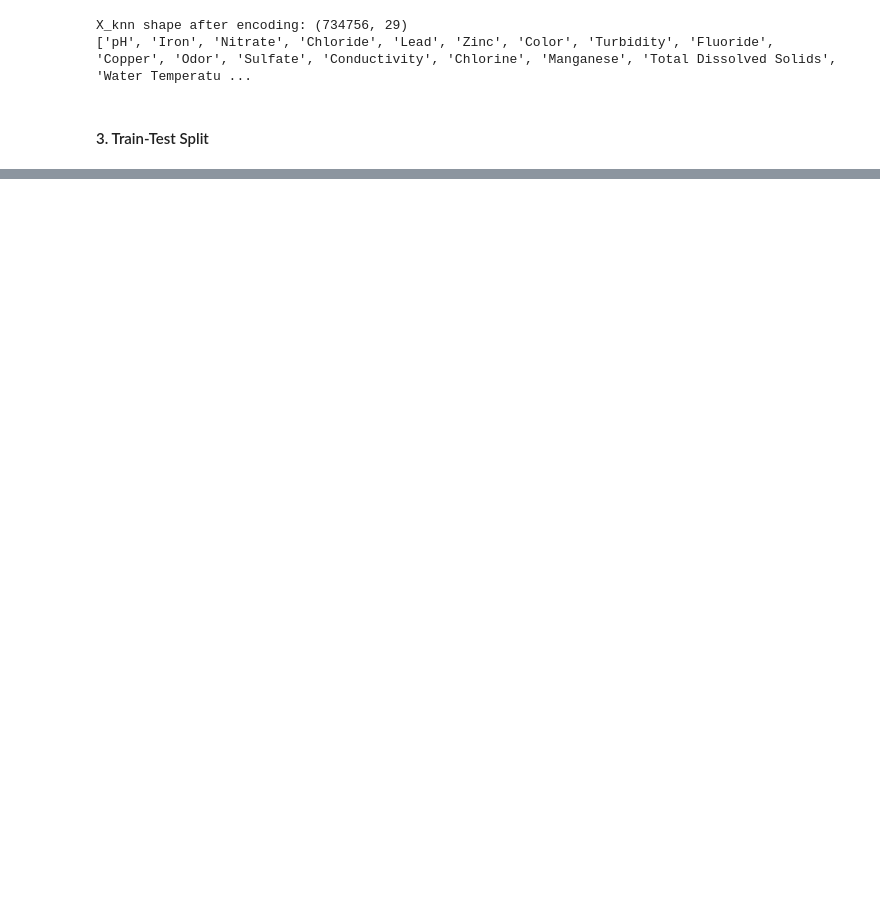
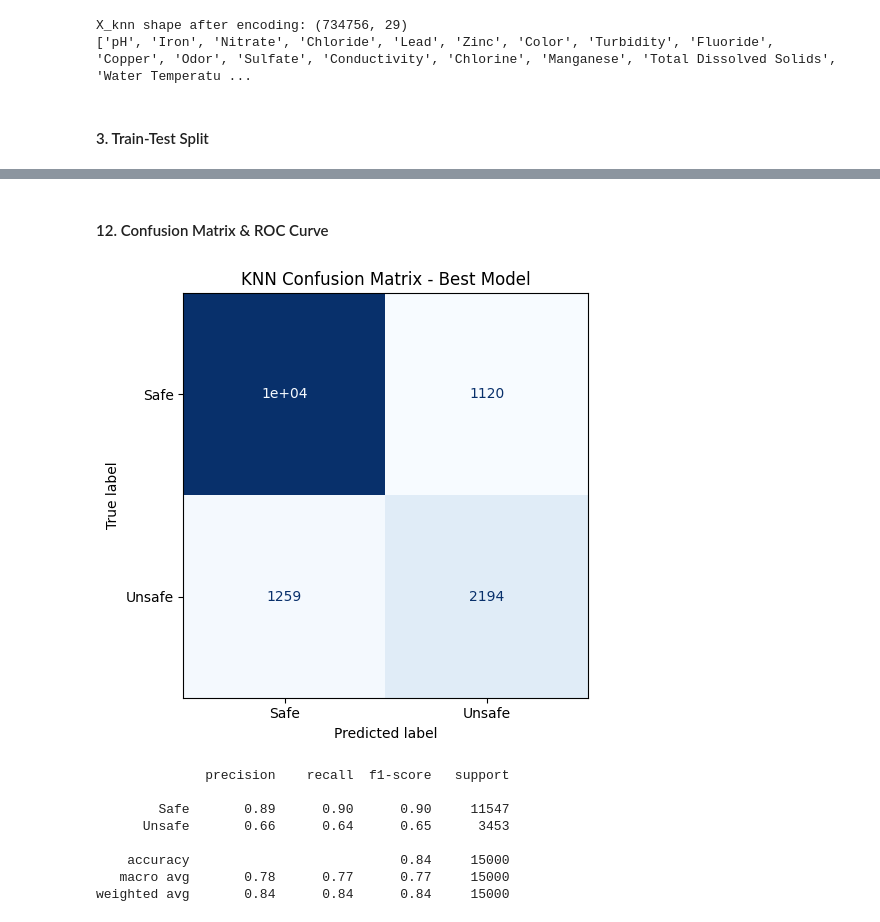
Before and after one commit to YL-6/-, a Jupyter notebook: notebooks/05_model_3.ipynb, the cells around one changed output, grey strips where cells are left out. Saved outputs shown, nothing was run; the diff lists cells and outputs as text; code cells hidden in the pictures; blank space fills up the shorter version.

```diff
--- a/notebooks/05_model_3.ipynb
+++ b/notebooks/05_model_3.ipynb
@@ -228,0 +401,14 @@ Std CV Accuracy: 0.0007381208310688677
+# %%
+start = time.time()
+
+best_knn_model = KNeighborsClassifier(
+    n_neighbors=best_params['n_neighbors'],
+    weights=best_params['weights'],
+    p=best_params['p'],
+    algorithm='auto',
+    n_jobs=-1
+)
+best_knn_model.fit(X_train_knn_scaled, y_train_knn)
+
+print(f"Final model fit on full training set — took {time.time()-start:.1f} seconds")
+print(best_knn_model)
@@ -228,0 +420,18 @@ Std CV Accuracy: 0.0007381208310688677
+# %%
+start = time.time()
+
+y_pred_best_knn       = best_knn_model.predict(X_test_knn_eval)
+y_pred_proba_best_knn = best_knn_model.predict_proba(X_test_knn_eval)[:, 1]
+
+accuracy_best_knn  = accuracy_score(y_test_knn_eval, y_pred_best_knn)
+precision_best_knn = precision_score(y_test_knn_eval, y_pred_best_knn)
+recall_best_knn    = recall_score(y_test_knn_eval, y_pred_best_knn)
+f1_best_knn        = f1_score(y_test_knn_eval, y_pred_best_knn)
+roc_auc_best_knn   = roc_auc_score(y_test_knn_eval, y_pred_proba_best_knn)
+
+print(f"Final model evaluation — took {time.time()-start:.1f} seconds")
+print("Accuracy :", round(accuracy_best_knn, 4))
+print("Precision:", round(precision_best_knn, 4))
+print("Recall   :", round(recall_best_knn, 4))
+print("F1 Score :", round(f1_best_knn, 4))
+print("ROC-AUC  :", round(roc_auc_best_knn, 4))
@@ -228,0 +469,24 @@ Std CV Accuracy: 0.0007381208310688677
+# %% [markdown]
+#### 12. Confusion Matrix & ROC Curve
+# %%
+cm_knn = confusion_matrix(y_test_knn_eval, y_pred_best_knn)
+
+fig, ax = plt.subplots(figsize=(6, 5))
+disp = ConfusionMatrixDisplay(confusion_matrix=cm_knn, display_labels=['Safe', 'Unsafe'])
+disp.plot(ax=ax, cmap='Blues', colorbar=False)
+ax.set_title('KNN Confusion Matrix - Best Model')
+plt.tight_layout()
+plt.savefig('knn_confusion_matrix.png', dpi=150)
+plt.show()
+
+print(classification_report(y_test_knn_eval, y_pred_best_knn, target_names=['Safe', 'Unsafe']))
+# %% [output]
+[figure, added]
+              precision    recall  f1-score   support
+
+        Safe       0.89      0.90      0.90     11547
+      Unsafe       0.66      0.64      0.65      3453
+
+    accuracy                           0.84     15000
+   macro avg       0.78      0.77      0.77     15000
+weighted avg       0.84      0.84      0.84     15000
```
Also changed, not shown: parts of 50 cells of this notebook.
